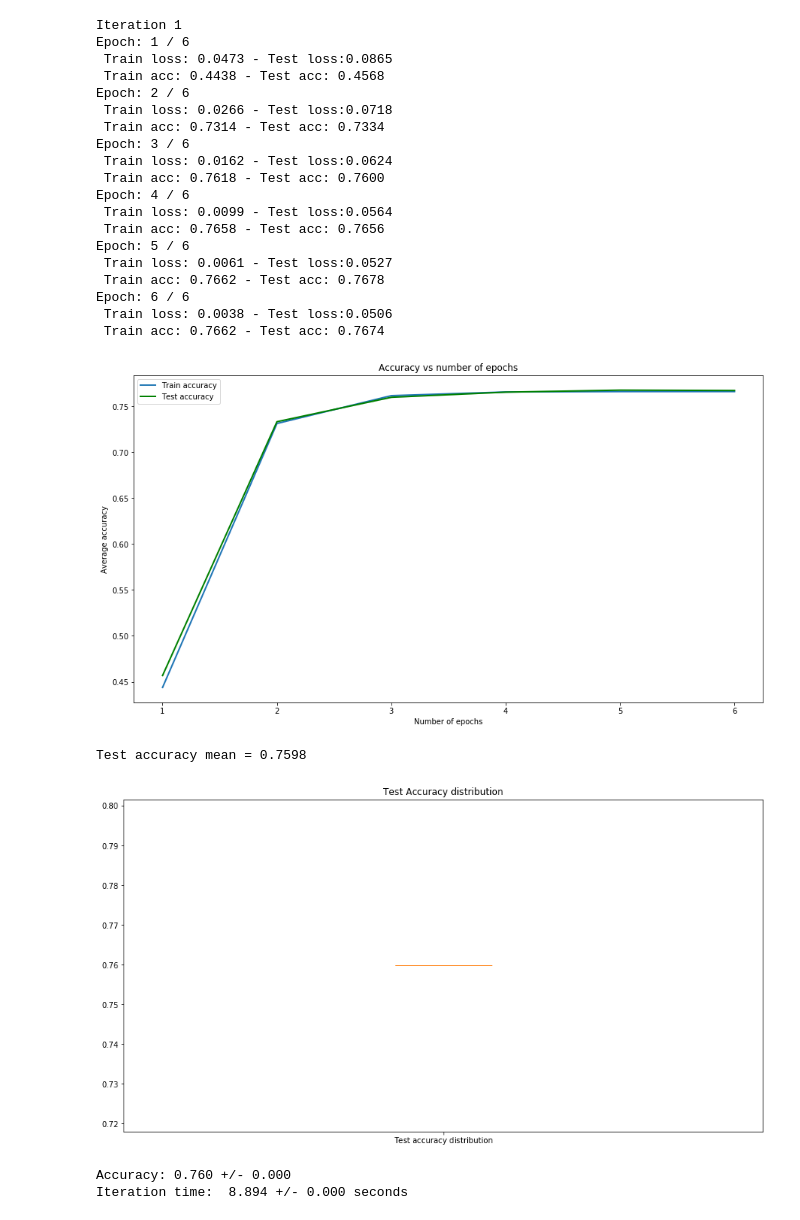
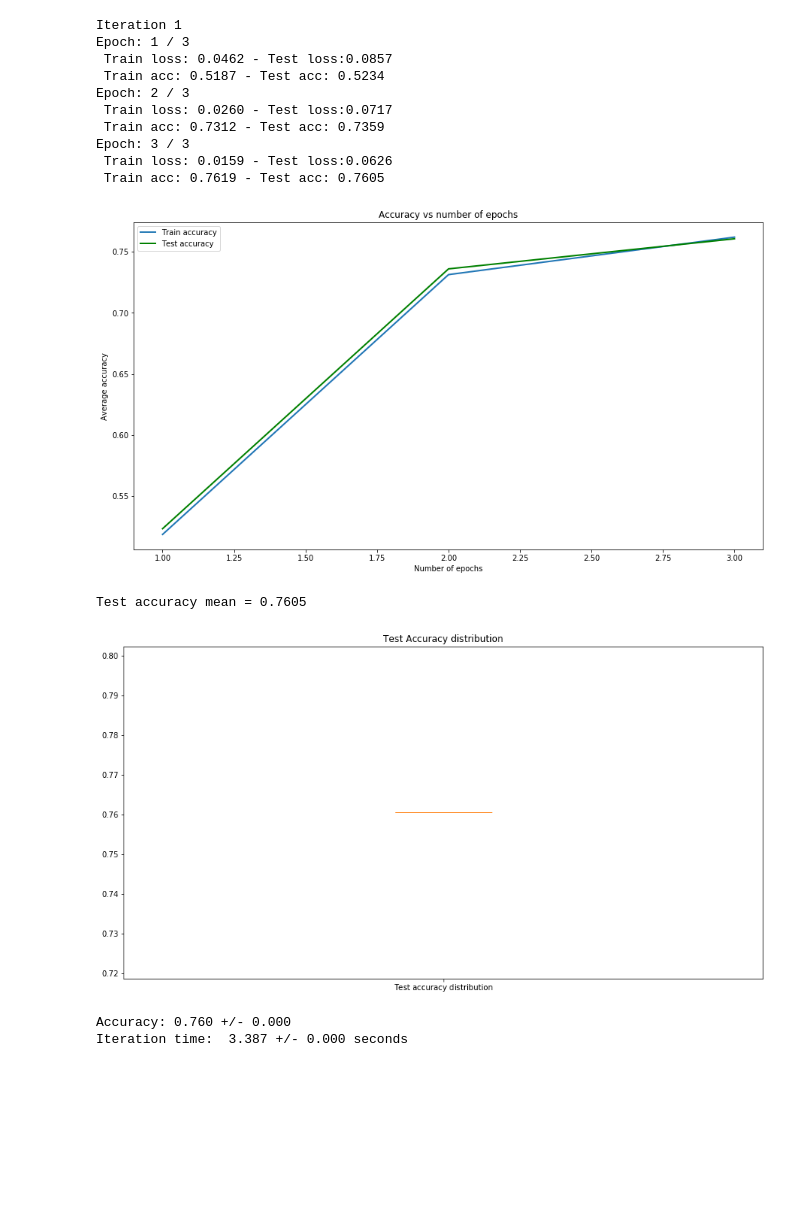
Before and after one commit to lamolivier/EPFL-OptiML-Project, a Jupyter notebook: src/results.ipynb, the cells around one changed output. Saved outputs shown, nothing was run; the diff lists cells and outputs as text; code cells hidden in the pictures; blank space fills up the shorter version.

```diff
--- a/src/results.ipynb
+++ b/src/results.ipynb
@@ -1,38 +1,29 @@
 # %%
 from run import full_train_test
 # %%
-N_TRAIN_SAMPLES = 30000
-N_VALI_SAMPLES = 5000
+N_TRAIN_SAMPLES = 20000
+N_VALI_SAMPLES = 10000
 N_ITER = 1
-N_EPOCHS = 6
+N_EPOCHS = 3
 BATCH_SIZE = 250
 # %%
-full_train_test("BCD",N_TRAIN_SAMPLES, N_VALI_SAMPLES, N_ITER, N_EPOCHS,d1 = 100, d2 = 100, d3 = 200, verbose = True )
+full_train_test("BCD",N_TRAIN_SAMPLES, N_VALI_SAMPLES, N_ITER, N_EPOCHS,BATCH_SIZE,d1 = 100, d2 = 100, d3 = 200, verbose = True )
 # %% [output]
 Iteration 1
-Epoch: 1 / 6
- Train loss: 0.0473 - Test loss:0.0865
- Train acc: 0.4438 - Test acc: 0.4568
-Epoch: 2 / 6
- Train loss: 0.0266 - Test loss:0.0718
- Train acc: 0.7314 - Test acc: 0.7334
-Epoch: 3 / 6
- Train loss: 0.0162 - Test loss:0.0624
- Train acc: 0.7618 - Test acc: 0.7600
-Epoch: 4 / 6
- Train loss: 0.0099 - Test loss:0.0564
- Train acc: 0.7658 - Test acc: 0.7656
-Epoch: 5 / 6
- Train loss: 0.0061 - Test loss:0.0527
- Train acc: 0.7662 - Test acc: 0.7678
-Epoch: 6 / 6
- Train loss: 0.0038 - Test loss:0.0506
- Train acc: 0.7662 - Test acc: 0.7674
+Epoch: 1 / 3
+ Train loss: 0.0462 - Test loss:0.0857
+ Train acc: 0.5187 - Test acc: 0.5234
+Epoch: 2 / 3
+ Train loss: 0.0260 - Test loss:0.0717
+ Train acc: 0.7312 - Test acc: 0.7359
+Epoch: 3 / 3
+ Train loss: 0.0159 - Test loss:0.0626
+ Train acc: 0.7619 - Test acc: 0.7605
-[figure, old version]
+[figure, new version]
-Test accuracy mean = 0.7598
+Test accuracy mean = 0.7605
 [figure]
 Accuracy: 0.760 +/- 0.000
-Iteration time:  8.894 +/- 0.000 seconds
+Iteration time:  3.387 +/- 0.000 seconds
 # %%
 full_train_test("DFW",N_TRAIN_SAMPLES, N_VALI_SAMPLES, N_ITER, N_EPOCHS, BATCH_SIZE, verbose = True)
 # %% [output]
```
Also changed, not shown: parts of 1 cell of this notebook, 4 other files.
